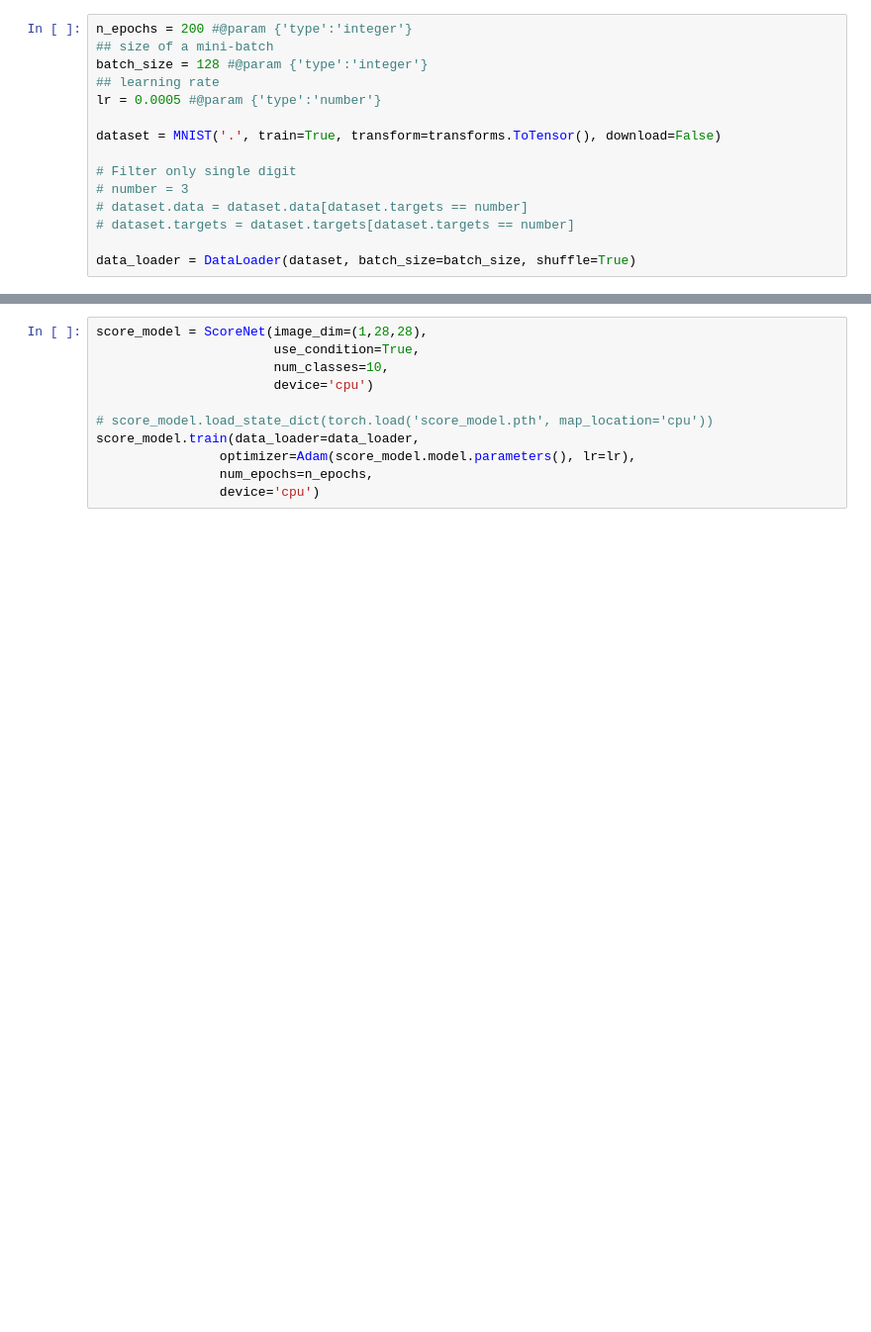
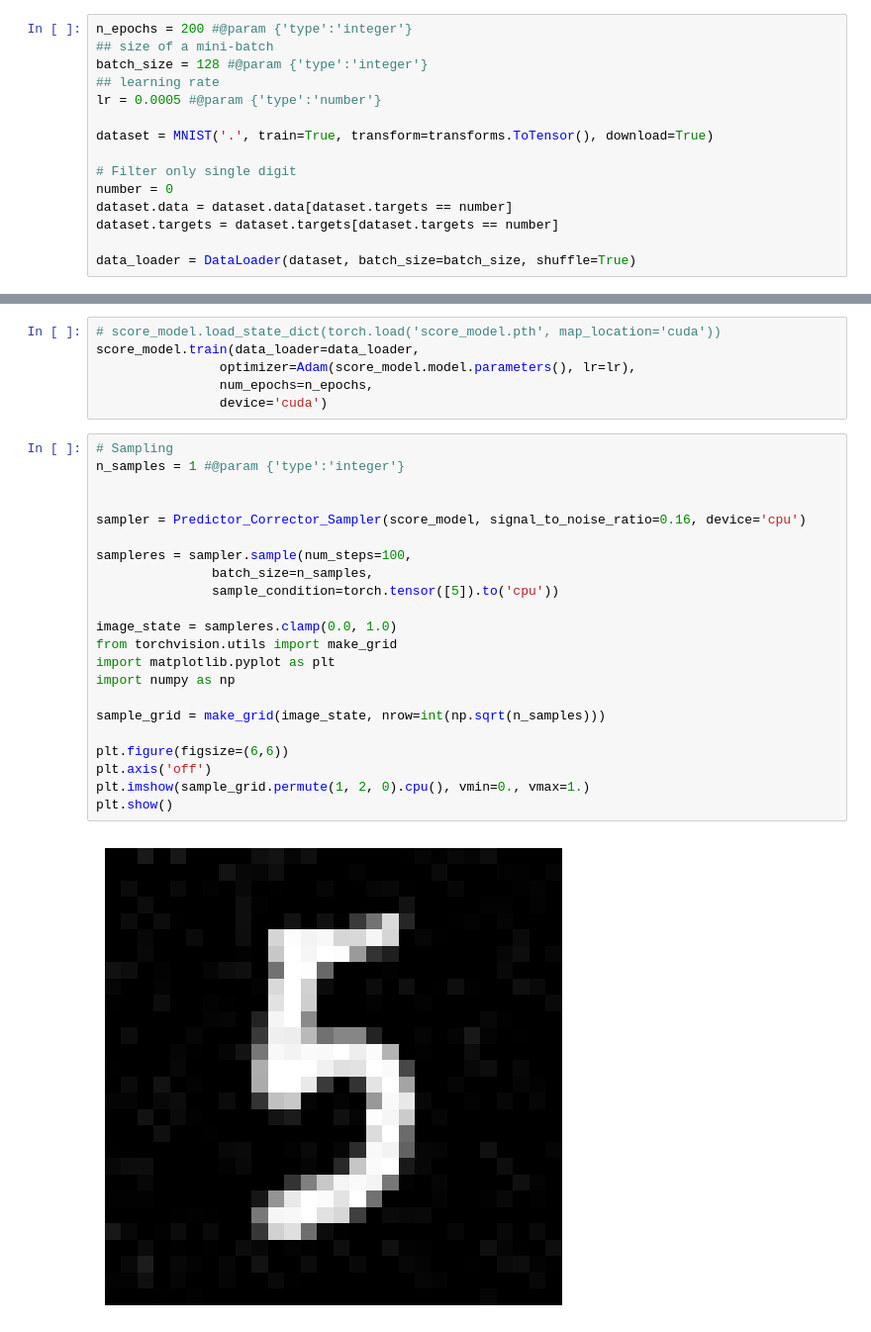
Before and after one commit to LongSei/Memorization-Metrics-in-Generative-Models, a Jupyter notebook: FLIPD/test.ipynb, the cells around one changed output, grey strips where cells are left out. Shown at 99% size. Drawn from its saved outputs; the diff is of its cells as text; blank space fills up the shorter version.

```diff
--- a/FLIPD/test.ipynb
+++ b/FLIPD/test.ipynb
@@ -11,11 +35,11 @@ batch_size = 128 #@param {'type':'integer'}
 ## learning rate
 lr = 0.0005 #@param {'type':'number'}
 
-dataset = MNIST('.', train=True, transform=transforms.ToTensor(), download=False)
+dataset = MNIST('.', train=True, transform=transforms.ToTensor(), download=True)
 
 # Filter only single digit
-# number = 3
-# dataset.data = dataset.data[dataset.targets == number]
-# dataset.targets = dataset.targets[dataset.targets == number]
+number = 0
+dataset.data = dataset.data[dataset.targets == number]
+dataset.targets = dataset.targets[dataset.targets == number]
 
 data_loader = DataLoader(dataset, batch_size=batch_size, shuffle=True)
@@ -22,12 +49,31 @@ data_loader = DataLoader(dataset, batch_size=batch_size, shuffle=True)
 # %%
-score_model = ScoreNet(image_dim=(1,28,28),
-                       use_condition=True,
-                       num_classes=10,
-                       device='cpu')
-
-# score_model.load_state_dict(torch.load('score_model.pth', map_location='cpu'))
+# score_model.load_state_dict(torch.load('score_model.pth', map_location='cuda'))
 score_model.train(data_loader=data_loader,
                 optimizer=Adam(score_model.model.parameters(), lr=lr),
                 num_epochs=n_epochs,
-                device='cpu')
+                device='cuda')
+# %%
+# Sampling
+n_samples = 1 #@param {'type':'integer'}
+
+
+sampler = Predictor_Corrector_Sampler(score_model, signal_to_noise_ratio=0.16, device='cpu')
+
+sampleres = sampler.sample(num_steps=100,
+               batch_size=n_samples,
+               sample_condition=torch.tensor([5]).to('cpu'))
+
+image_state = sampleres.clamp(0.0, 1.0)
+from torchvision.utils import make_grid
+import matplotlib.pyplot as plt
+import numpy as np
+
+sample_grid = make_grid(image_state, nrow=int(np.sqrt(n_samples)))
+
+plt.figure(figsize=(6,6))
+plt.axis('off')
+plt.imshow(sample_grid.permute(1, 2, 0).cpu(), vmin=0., vmax=1.)
+plt.show()
+# %% [output]
+[figure, added]
 # %%
```
Also changed, not shown: parts of 5 cells of this notebook, 4 other files.
